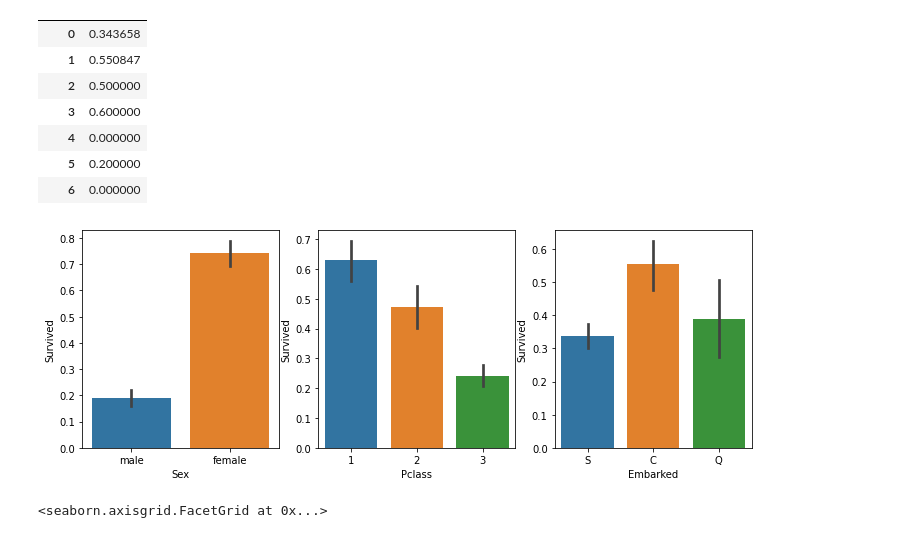
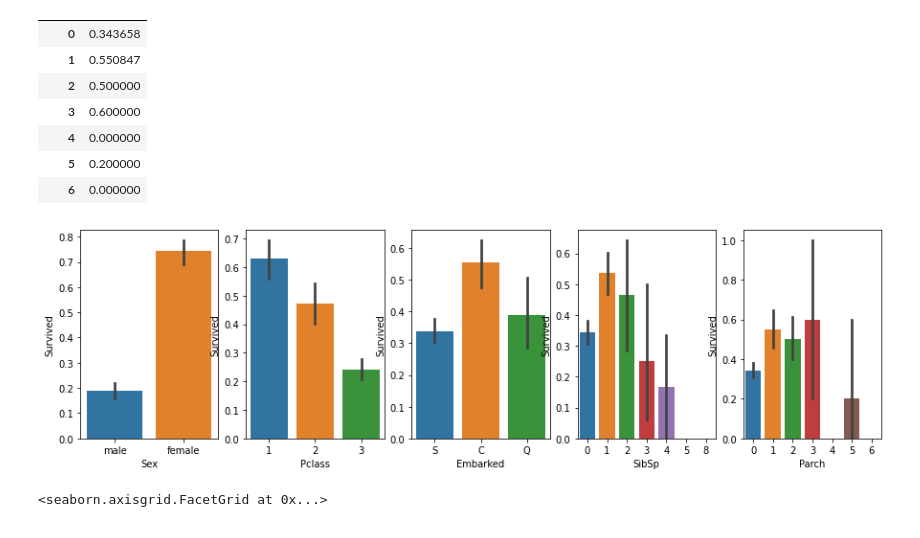
Before and after one commit to stephanierufino/sobrevivenciatitanic, a Jupyter notebook: Titanic.ipynb, the cells around one changed output. Drawn from its saved outputs; the diff is of its cells as text; code cells hidden in the pictures.

```diff
--- a/Titanic.ipynb
+++ b/Titanic.ipynb
@@ -168,14 +168,16 @@ train[['Parch', 'Survived']].groupby(['Parch']).mean()
 | 5 | 0.200000 |
 | 6 | 0.000000 |
 # %%
-# Plotar os gráficos para Survived vs. Sex, Pclass e Embarked
-fig, (axis1, axis2, axis3) = plt.subplots(1,3, figsize=(12,4))
+# Plotar os gráficos para Survived vs. Sex, Pclass, Embarked, SibSp e Parch
+fig, (axis1, axis2, axis3,axis4, axis5) = plt.subplots(1,5, figsize=(15,4))
 
 sns.barplot(x='Sex', y='Survived', data=train, ax=axis1)
 sns.barplot(x='Pclass', y='Survived', data=train, ax=axis2)
 sns.barplot(x='Embarked', y='Survived', data=train, ax=axis3);
+sns.barplot(x='SibSp', y='Survived', data=train, ax=axis4);
+sns.barplot(x='Parch', y='Survived', data=train, ax=axis5);
 # %% [output]
-[figure, old version]
+[figure, new version]
 # %%
 # ver influência da idade na probabilidade de sobrevivência
 age_survived = sns.FacetGrid(train, col='Survived')
```
Also changed, not shown: parts of 2 cells of this notebook.
